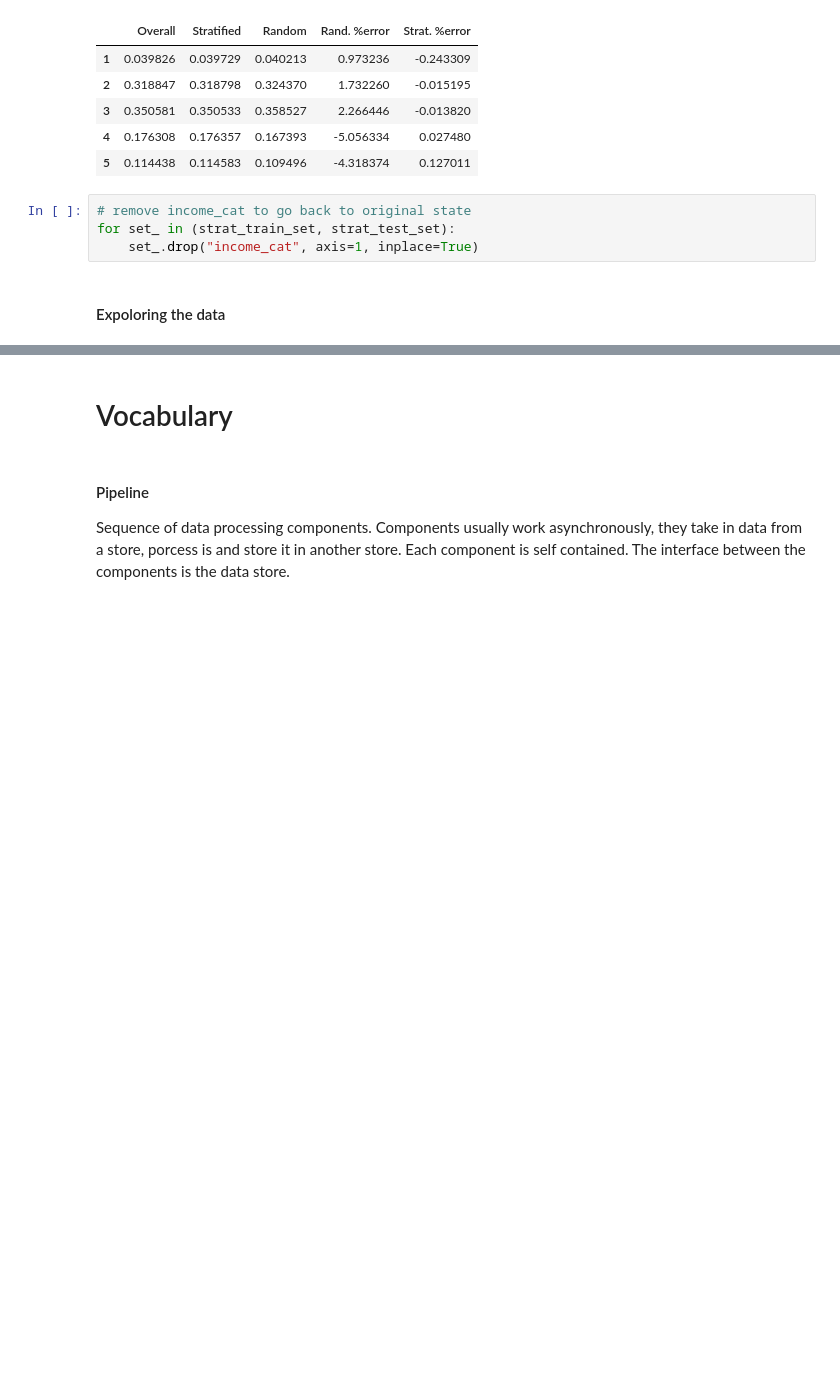
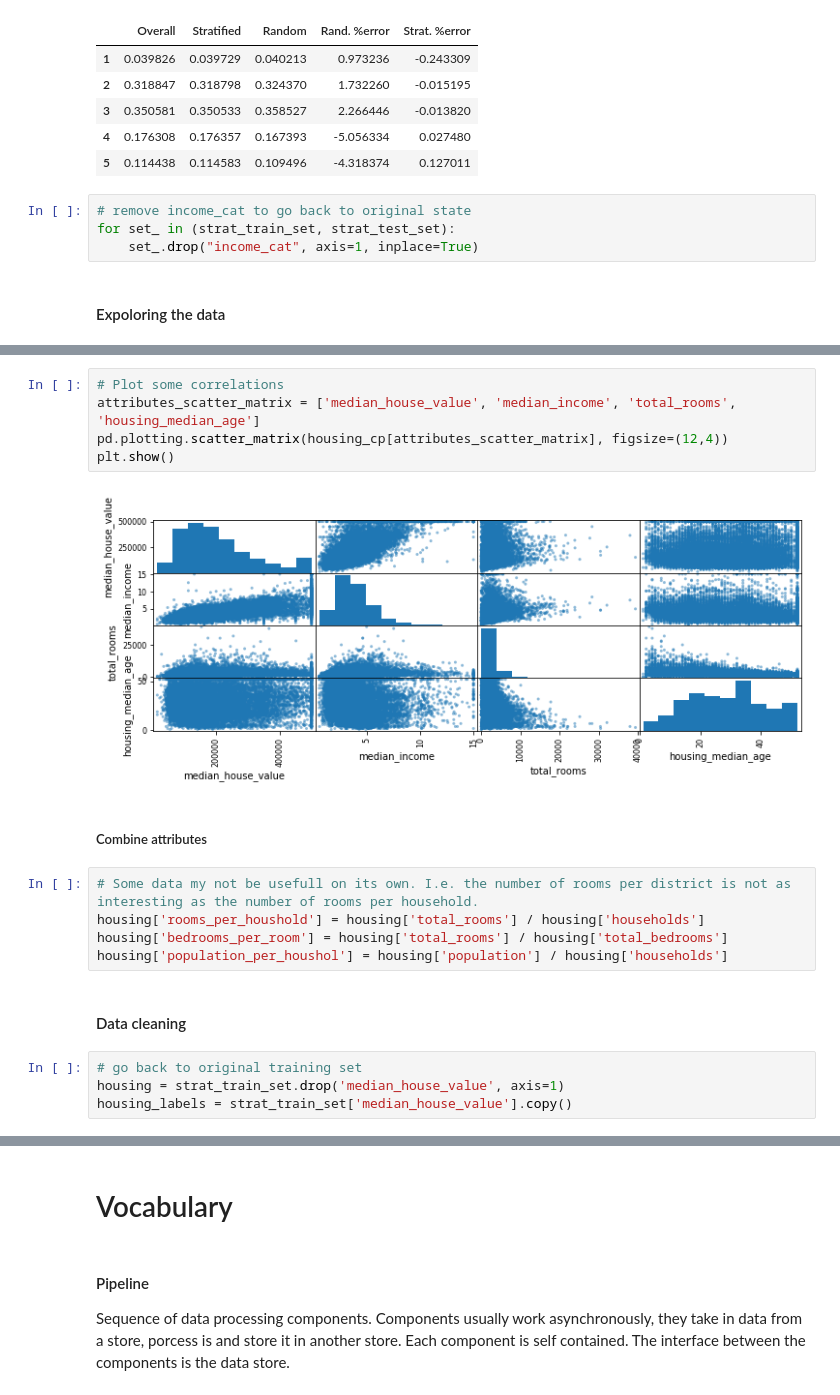
Before and after one commit to WestfalNamur/hands_on_ML, a Jupyter notebook: 1_end_to_end_ml_project/end_to_end_ml_project.ipynb, the cells around one changed output, grey strips where cells are left out. Cells and saved outputs as stored; diff of their text form; blank space fills up the shorter version.

Commit message:
[1] Clean data

```diff
--- a/1_end_to_end_ml_project/end_to_end_ml_project.ipynb
+++ b/1_end_to_end_ml_project/end_to_end_ml_project.ipynb
@@ -188,0 +219,20 @@ for set_ in (strat_train_set, strat_test_set):
+# %%
+# Plot some correlations
+attributes_scatter_matrix = ['median_house_value', 'median_income', 'total_rooms', 'housing_median_age']
+pd.plotting.scatter_matrix(housing_cp[attributes_scatter_matrix], figsize=(12,4))
+plt.show()
+# %% [output]
+[figure, added]
+# %% [markdown]
+##### Combine attributes
+# %%
+# Some data my not be usefull on its own. I.e. the number of rooms per district is not as interesting as the number of rooms per household.
+housing['rooms_per_houshold'] = housing['total_rooms'] / housing['households']
+housing['bedrooms_per_room'] = housing['total_rooms'] / housing['total_bedrooms']
+housing['population_per_houshol'] = housing['population'] / housing['households']
+# %% [markdown]
+#### Data cleaning
+# %%
+# go back to original training set
+housing = strat_train_set.drop('median_house_value', axis=1)
+housing_labels = strat_train_set['median_house_value'].copy()
```
Also changed, not shown: parts of 7 cells of this notebook.
